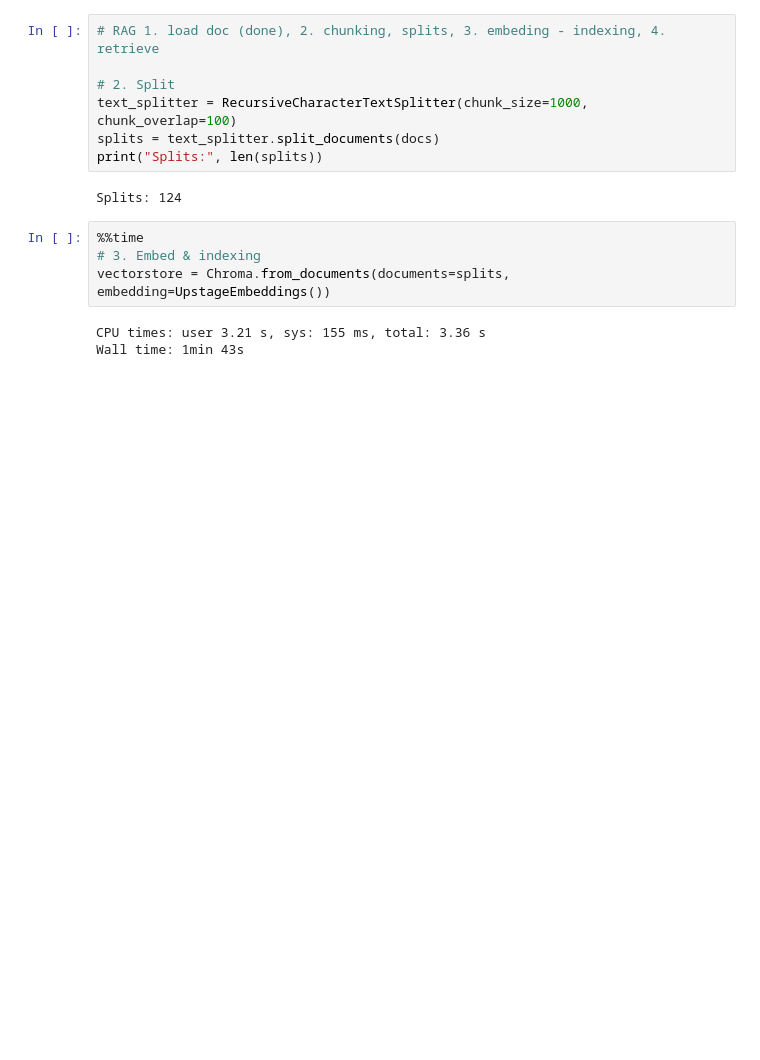
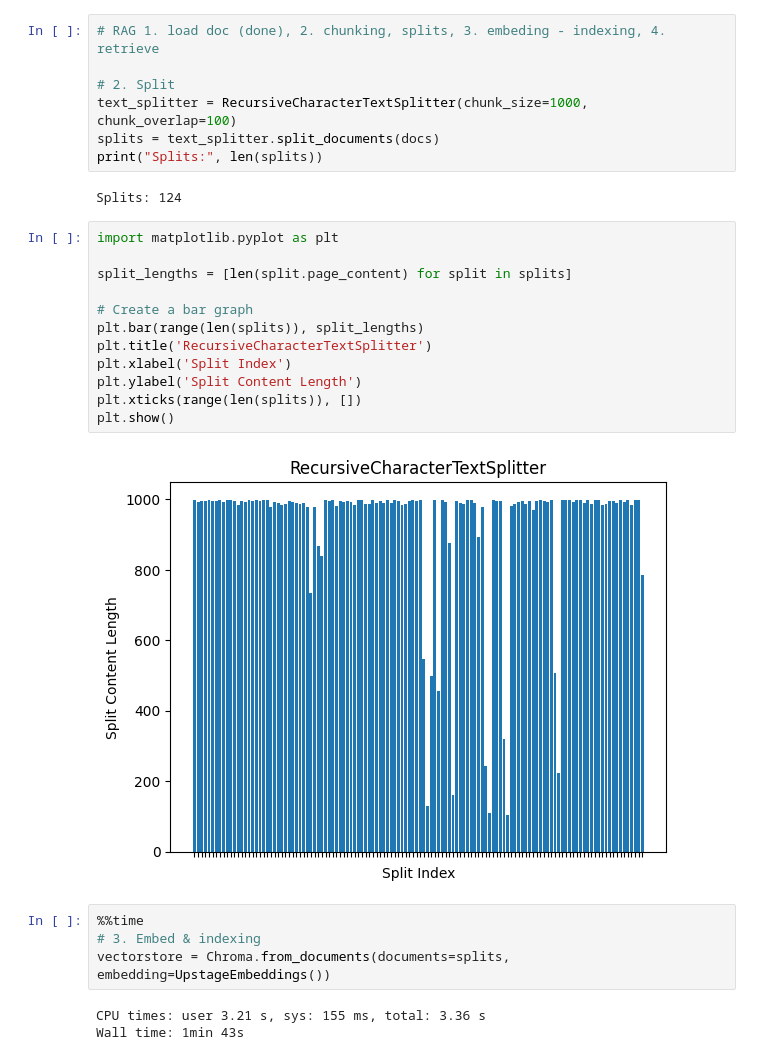
Before and after one commit to hunkim/SolarLLMChatDemo, a Jupyter notebook: 00_all.ipynb, the cells around one changed output. Drawn from its saved outputs; the diff is of its cells as text; blank space fills up the shorter version.

```diff
--- a/00_all.ipynb
+++ b/00_all.ipynb
@@ -354,6 +359,20 @@ splits = text_splitter.split_documents(docs)
 print("Splits:", len(splits))
 # %% [output]
 Splits: 124
+# %%
+import matplotlib.pyplot as plt
+
+split_lengths = [len(split.page_content) for split in splits]
+
+# Create a bar graph
+plt.bar(range(len(splits)), split_lengths)
+plt.title('RecursiveCharacterTextSplitter')
+plt.xlabel('Split Index')
+plt.ylabel('Split Content Length')
+plt.xticks(range(len(splits)), [])
+plt.show()
+# %% [output]
+[figure, added]
 # %%
 %%time
 # 3. Embed & indexing
```
Also changed, not shown: parts of 2 cells of this notebook.
